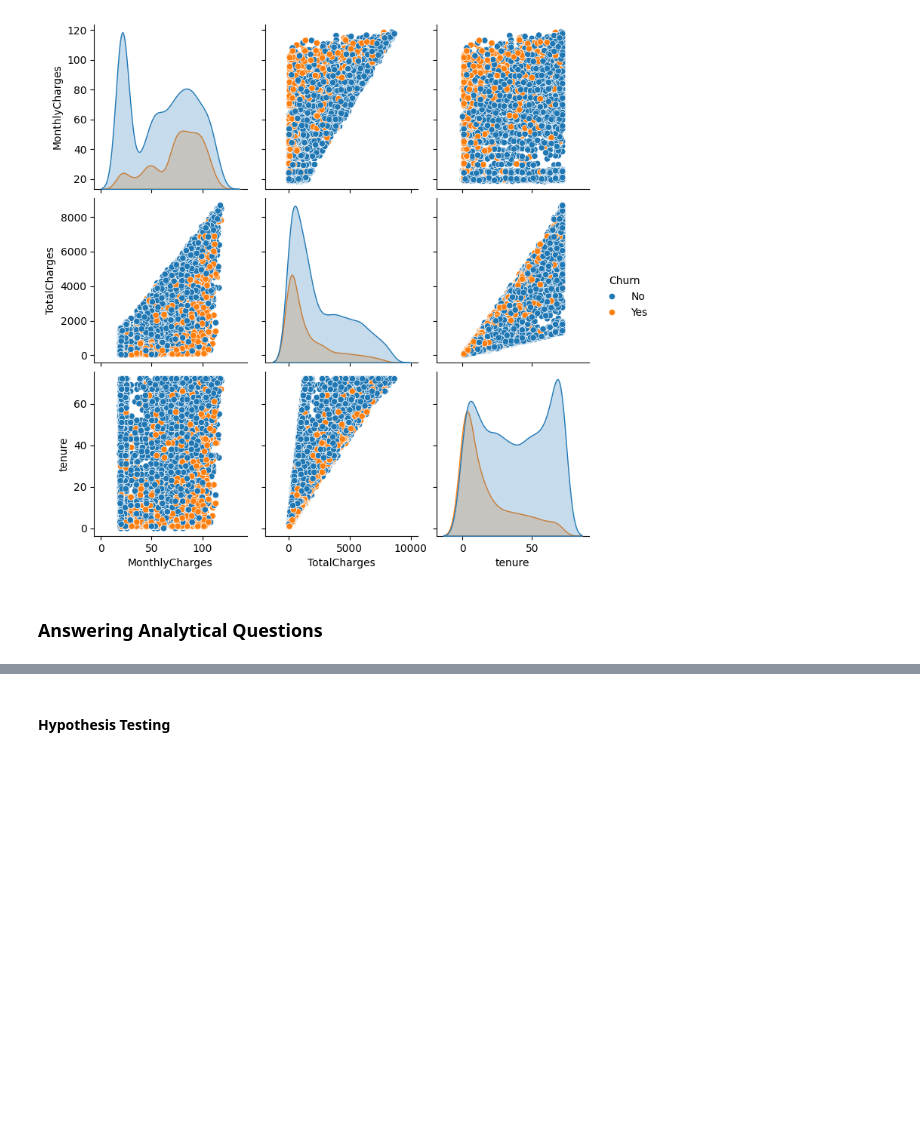
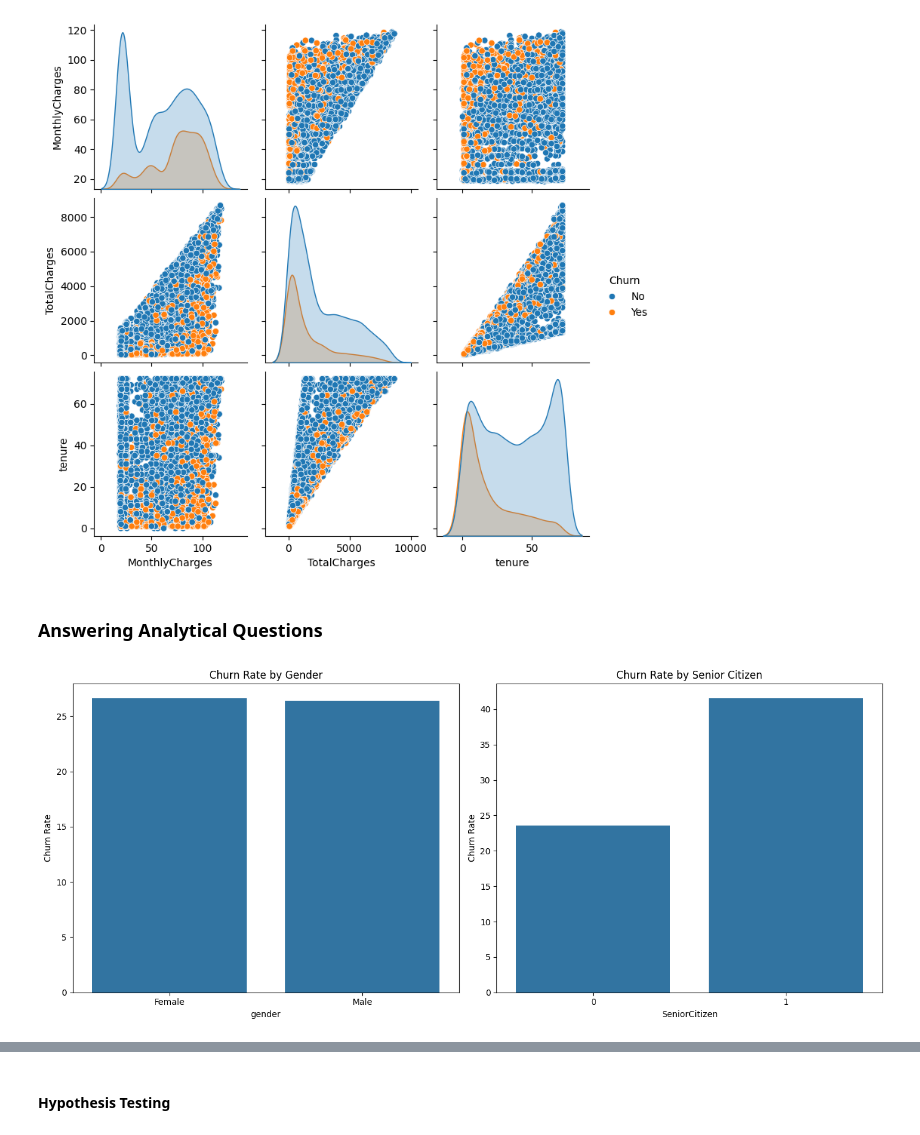
Before and after one commit to MayayaPatrick/Churn-rate-Prediction-Model, a Jupyter notebook: notebooks/main.ipynb, the cells around one changed output, grey strips where cells are left out. Saved outputs shown, nothing was run; the diff lists cells and outputs as text; code cells hidden in the pictures; blank space fills up the shorter version.

```diff
--- a/notebooks/main.ipynb
+++ b/notebooks/main.ipynb
@@ -512,22 +512,24 @@ plt.show()
 # %% [markdown]
 ### Answering Analytical Questions
 # %%
-# ### Demographics associated with churn
+### Demographics associated with churn
 
-# # Gender vs Churn
-# gender_churn = train.groupby('gender')['Churn'].value_counts(normalize=True).unstack()
-# gender_churn['Churn Rate'] = gender_churn['Yes'] * 100
+# Gender vs Churn
+gender_churn = train.groupby('gender')['Churn'].value_counts(normalize=True).unstack()
+gender_churn['Churn Rate'] = gender_churn['Yes'] * 100
 
-# # Senior Citizen vs Churn
-# senior_churn = train.groupby('SeniorCitizen')['Churn'].value_counts(normalize=True).unstack()
-# senior_churn['Churn Rate'] = senior_churn['Yes'] * 100
+# Senior Citizen vs Churn
+senior_churn = train.groupby('SeniorCitizen')['Churn'].value_counts(normalize=True).unstack()
+senior_churn['Churn Rate'] = senior_churn['Yes'] * 100
 
-# # Plotting
-# fig, axes = plt.subplots(1, 2, figsize=(14, 6))
-# sns.barplot(x=gender_churn.index, y='Churn Rate', data=gender_churn, ax=axes[0])
-# sns.barplot(x=senior_churn.index, y='Churn Rate', data=senior_churn, ax=axes[1])
-# axes[0].set_title('Churn Rate by Gender')
-# axes[1].set_title('Churn Rate by Senior Citizen')
-# plt.tight_layout()
-# plt.show()
+# Plotting
+fig, axes = plt.subplots(1, 2, figsize=(14, 6))
+sns.barplot(x=gender_churn.index, y='Churn Rate', data=gender_churn, ax=axes[0])
+sns.barplot(x=senior_churn.index, y='Churn Rate', data=senior_churn, ax=axes[1])
+axes[0].set_title('Churn Rate by Gender')
+axes[1].set_title('Churn Rate by Senior Citizen')
+plt.tight_layout()
+plt.show()
+# %% [output]
+[figure, added]
 # %%
```
Also changed, not shown: parts of 6 cells of this notebook.
